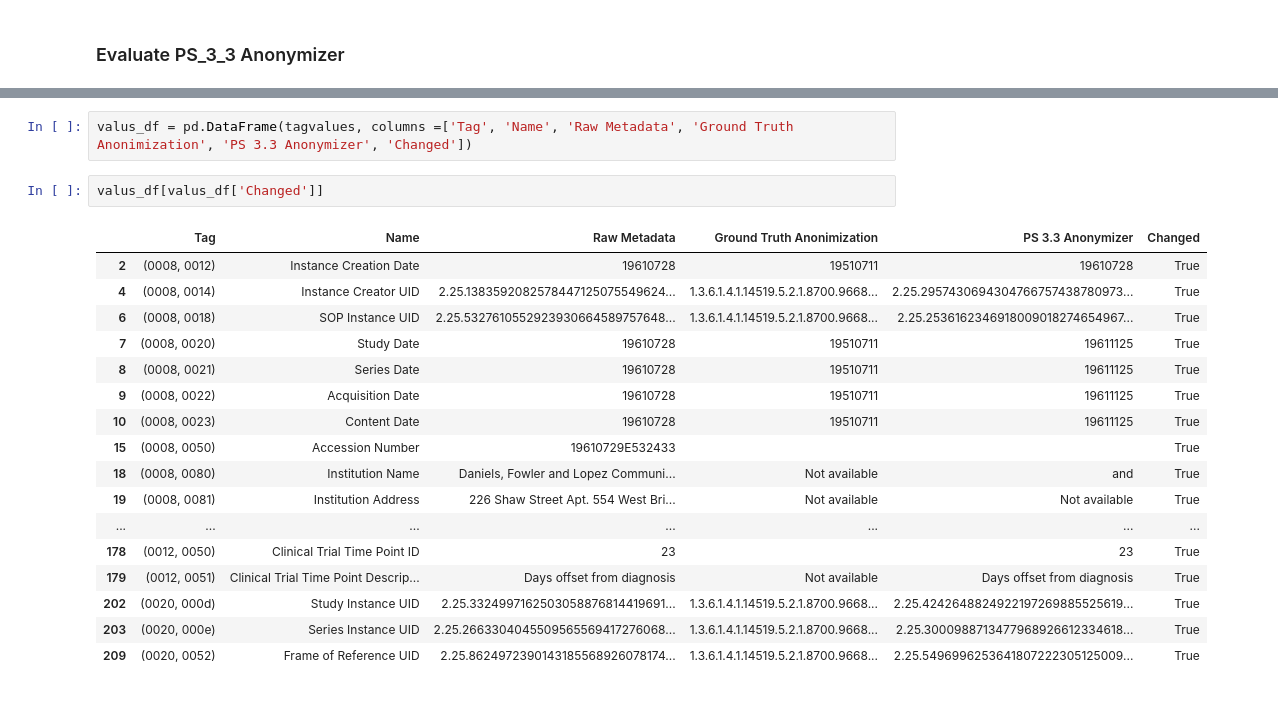
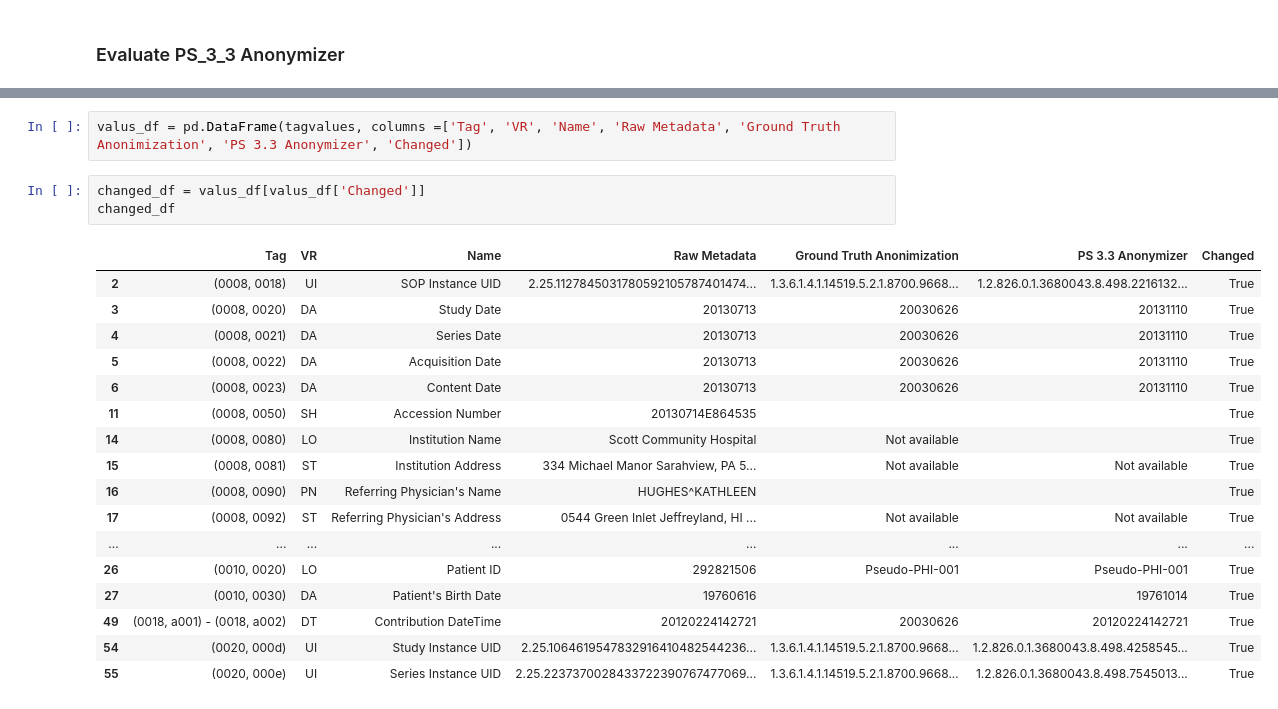
Before and after one commit to MIC-DKFZ/miccai2024_midi-b-submission, a Jupyter notebook: notebooks/evaluation.ipynb, the cells around one changed output, grey strips where cells are left out. Saved outputs shown, nothing was run; the diff lists cells and outputs as text.

```diff
--- a/notebooks/evaluation.ipynb
+++ b/notebooks/evaluation.ipynb
@@ -175,22 +251,23 @@ for element in raw_dcm:
 # %%
-valus_df = pd.DataFrame(tagvalues, columns =['Tag', 'Name', 'Raw Metadata', 'Ground Truth Anonimization', 'PS 3.3 Anonymizer', 'Changed'])
+valus_df = pd.DataFrame(tagvalues, columns =['Tag', 'VR', 'Name', 'Raw Metadata', 'Ground Truth Anonimization', 'PS 3.3 Anonymizer', 'Changed'])
 # %%
-valus_df[valus_df['Changed']]
+changed_df = valus_df[valus_df['Changed']]
+changed_df
 # %% [output]
-|  | Tag | Name | Raw Metadata | Ground Truth Anonimization | PS 3.3 Anonymizer | Changed |
-| 2 | (0008, 0012) | Instance Creation Date | 19610728 | 19510711 | 19610728 | True |
-| 4 | (0008, 0014) | Instance Creator UID | 2.25.1383592082578447125075549624... | 1.3.6.1.4.1.14519.5.2.1.8700.9668... | 2.25.2957430694304766757438780973... | True |
-| 6 | (0008, 0018) | SOP Instance UID | 2.25.5327610552923930664589757648... | 1.3.6.1.4.1.14519.5.2.1.8700.9668... | 2.25.2536162346918009018274654967... | True |
-| 7 | (0008, 0020) | Study Date | 19610728 | 19510711 | 19611125 | True |
-| 8 | (0008, 0021) | Series Date | 19610728 | 19510711 | 19611125 | True |
-| 9 | (0008, 0022) | Acquisition Date | 19610728 | 19510711 | 19611125 | True |
-| 10 | (0008, 0023) | Content Date | 19610728 | 19510711 | 19611125 | True |
-| 15 | (0008, 0050) | Accession Number | 19610729E532433 |  |  | True |
-| 18 | (0008, 0080) | Institution Name | Daniels, Fowler and Lopez Communi... | Not available | and | True |
-| 19 | (0008, 0081) | Institution Address | 226 Shaw Street Apt. 554 West Bri... | Not available | Not available | True |
-| ... | ... | ... | ... | ... | ... | ... |
-| 178 | (0012, 0050) | Clinical Trial Time Point ID | 23 |  | 23 | True |
-| 179 | (0012, 0051) | Clinical Trial Time Point Descrip... | Days offset from diagnosis | Not available | Days offset from diagnosis | True |
-| 202 | (0020, 000d) | Study Instance UID | 2.25.3324997162503058876814419691... | 1.3.6.1.4.1.14519.5.2.1.8700.9668... | 2.25.4242648824922197269885525619... | True |
-| 203 | (0020, 000e) | Series Instance UID | 2.25.2663304045509565569417276068... | 1.3.6.1.4.1.14519.5.2.1.8700.9668... | 2.25.3000988713477968926612334618... | True |
-| 209 | (0020, 0052) | Frame of Reference UID | 2.25.8624972390143185568926078174... | 1.3.6.1.4.1.14519.5.2.1.8700.9668... | 2.25.5496996253641807222305125009... | True |
+|  | Tag | VR | Name | Raw Metadata | Ground Truth Anonimization | PS 3.3 Anonymizer | Changed |
+| 2 | (0008, 0018) | UI | SOP Instance UID | 2.25.1127845031780592105787401474... | 1.3.6.1.4.1.14519.5.2.1.8700.9668... | 1.2.826.0.1.3680043.8.498.2216132... | True |
+| 3 | (0008, 0020) | DA | Study Date | 20130713 | 20030626 | 20131110 | True |
+| 4 | (0008, 0021) | DA | Series Date | 20130713 | 20030626 | 20131110 | True |
+| 5 | (0008, 0022) | DA | Acquisition Date | 20130713 | 20030626 | 20131110 | True |
+| 6 | (0008, 0023) | DA | Content Date | 20130713 | 20030626 | 20131110 | True |
+| 11 | (0008, 0050) | SH | Accession Number | 20130714E864535 |  |  | True |
+| 14 | (0008, 0080) | LO | Institution Name | Scott Community Hospital | Not available |  | True |
+| 15 | (0008, 0081) | ST | Institution Address | 334 Michael Manor Sarahview, PA 5... | Not available | Not available | True |
+| 16 | (0008, 0090) | PN | Referring Physician's Name | HUGHES^KATHLEEN |  |  | True |
+| 17 | (0008, 0092) | ST | Referring Physician's Address | 0544 Green Inlet Jeffreyland, HI ... | Not available | Not available | True |
+| ... | ... | ... | ... | ... | ... | ... | ... |
+| 26 | (0010, 0020) | LO | Patient ID | 292821506 | Pseudo-PHI-001 | Pseudo-PHI-001 | True |
+| 27 | (0010, 0030) | DA | Patient's Birth Date | 19760616 |  | 19761014 | True |
+| 49 | (0018, a001) - (0018, a002) | DT | Contribution DateTime | 20120224142721 | 20030626 | 20120224142721 | True |
+| 54 | (0020, 000d) | UI | Study Instance UID | 2.25.1064619547832916410482544236... | 1.3.6.1.4.1.14519.5.2.1.8700.9668... | 1.2.826.0.1.3680043.8.498.4258545... | True |
+| 55 | (0020, 000e) | UI | Series Instance UID | 2.25.2237370028433722390767477069... | 1.3.6.1.4.1.14519.5.2.1.8700.9668... | 1.2.826.0.1.3680043.8.498.7545013... | True |
```
Also changed, not shown: parts of 13 cells of this notebook, 6 other files.
